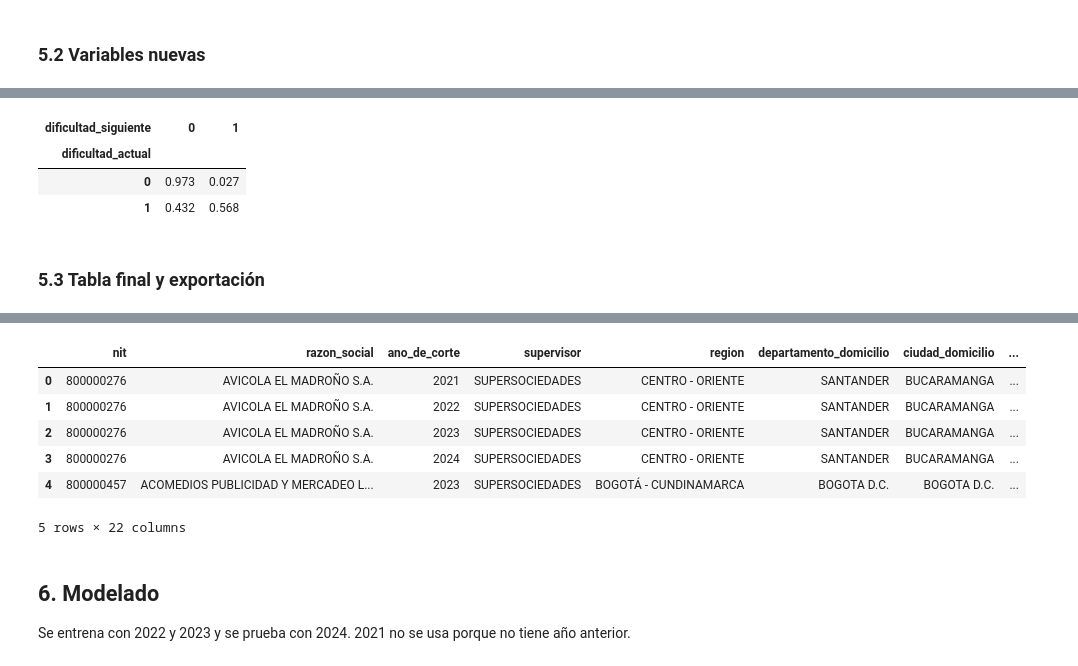
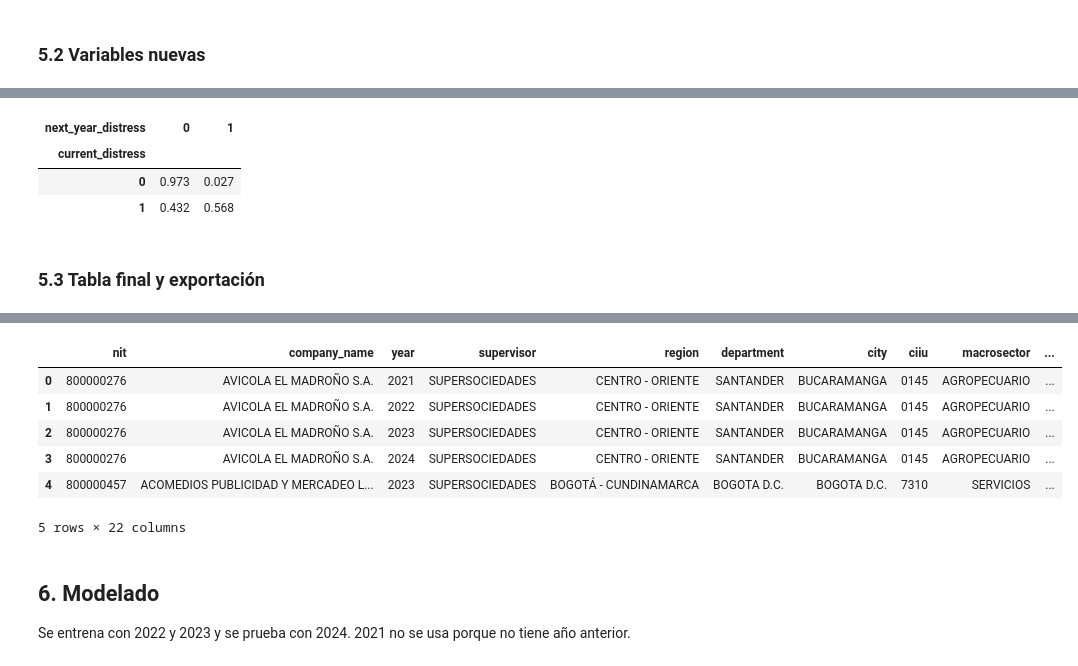
Before and after one commit to JeroHoyos/alerta_temprana_de_dificultades_financieras, a Jupyter notebook: notebook.ipynb, the cells around one changed output, grey strips where cells are left out. Cells and saved outputs as stored; diff of their text form; code cells hidden in the pictures.

```diff
--- a/notebook.ipynb
+++ b/notebook.ipynb
@@ -893,8 +913,8 @@ Ejemplo de empresas con nombres cambiantes:
 # %%
 # 1. Normalizar espacios en blanco internos y bordes
-df["razon_social"] = (
+df["company_name"] = (
     # Partir de la columna original
-    df["razon_social"]
+    df["company_name"]
     # Convertir a texto
     .astype(str)
     # Quitar espacios al inicio y al final
@@ -904,17 +924,17 @@ df["razon_social"] = (
 )
 
 # 2. Obtener el nombre del año más reciente por NIT
-nombre_mas_reciente = (
+latest_name = (
     # Ordenar por NIT y año (del más antiguo al más reciente)
-    df.sort_values(by=["nit", "ano_de_corte"], ascending=[True, True])
+    df.sort_values(by=["nit", "year"], ascending=[True, True])
     # Agrupar por NIT y tomar la razón social
-    .groupby("nit")["razon_social"]
+    .groupby("nit")["company_name"]
     # Quedarse con el último nombre (el del año más reciente)
     .last()
 )
 
 # 3. Sobreescribir
 # map: a cada fila le asigna el nombre más reciente de su NIT
-df["razon_social"] = df["nit"].map(nombre_mas_reciente)
+df["company_name"] = df["nit"].map(latest_name)
 # %%
 # Verificar que ya no existan NIT con más de un nombre asociado
@@ -945,12 +965,12 @@ En otros años esas empresas también tienen activos de casi 0: es el redondeo,
 Supersalud desaparece del ranking en 2025, así que sus empresas se excluyen.
 # %%
 # Registros vigilados por Supersalud
-supersalud = df["supervisor"] == "SUPERSALUD"
-registros_por_ano = df[supersalud].groupby("ano_de_corte").size()
-print("Registros de Supersalud por año:", registros_por_ano.to_dict())
+is_supersalud = df["supervisor"] == "SUPERSALUD"
+records_per_year = df[is_supersalud].groupby("year").size()
+print("Registros de Supersalud por año:", records_per_year.to_dict())
 
 # Quitarlos
-df = df[~supersalud].reset_index(drop=True)
+df = df[~is_supersalud].reset_index(drop=True)
 print("Registros restantes:", len(df))
 # %% [output]
 Registros de Supersalud por año: {2021: 921, 2022: 787, 2023: 710, 2024: 467}
@@ -1039,38 +1059,38 @@ df[cols_nuevas].describe().round(2)
 | max | 49.00 | 57.00 | 1.00 | 25.00 | 7.12 | 13.50 |
 # %%
 # ¿Las empresas con dificultades hoy las repiten el año siguiente? (proporción por fila)
-pd.crosstab(df["dificultad_actual"], df["dificultad_siguiente"], normalize="index").round(3)
+pd.crosstab(df["current_distress"], df["next_year_distress"], normalize="index").round(3)
 # %% [output]
-| dificultad_siguiente | 0 | 1 |
-| dificultad_actual |  |  |
+| next_year_distress | 0 | 1 |
+| current_distress |  |  |
 | 0 | 0.973 | 0.027 |
 | 1 | 0.432 | 0.568 |
 # %% [markdown]
 <a id="sec-5-3"></a>
 ### 5.3 Tabla final y exportación
 # %%
-columnas_finales = [
+final_cols = [
     "nit",
-    "razon_social",
-    "ano_de_corte",
-    *cols_categoricas,
+    "company_name",
+    "year",
+    *cat_cols,
     "ciiu_division",
-    *cols_financieras,
-    *cols_nuevas,
-    "dificultad_siguiente",
+    *financial_cols,
+    *new_cols,
+    "next_year_distress",
 ]
 
-df_limpio = (
+df_clean = (
     # Ordenar por NIT y año
-    df.sort_values(["nit", "ano_de_corte"])
+    df.sort_values(["nit", "year"])
     # Quedarse solo con las columnas finales
-    [columnas_finales]
+    [final_cols]
     # Reiniciar el índice desde 0
     .reset_index(drop=True)
 )
 
-df_limpio.info()
-df_limpio.head()
+df_clean.info()
+df_clean.head()
 # %% [output]
 <class 'pandas.DataFrame'>
 RangeIndex: 32043 entries, 0 to 32042
@@ -1090,11 +1110,11 @@ Data columns (total 22 columns):
 dtypes: float64(10), int64(3), object(2), str(7)
 memory usage: 8.4+ MB
-|  | nit | razon_social | ano_de_corte | supervisor | region | departamento_domicilio | ciudad_domicilio | ... |
-| 0 | 800000276 | AVICOLA EL MADROÑO S.A. | 2021 | SUPERSOCIEDADES | CENTRO - ORIENTE | SANTANDER | BUCARAMANGA | ... |
-| 1 | 800000276 | AVICOLA EL MADROÑO S.A. | 2022 | SUPERSOCIEDADES | CENTRO - ORIENTE | SANTANDER | BUCARAMANGA | ... |
-| 2 | 800000276 | AVICOLA EL MADROÑO S.A. | 2023 | SUPERSOCIEDADES | CENTRO - ORIENTE | SANTANDER | BUCARAMANGA | ... |
-| 3 | 800000276 | AVICOLA EL MADROÑO S.A. | 2024 | SUPERSOCIEDADES | CENTRO - ORIENTE | SANTANDER | BUCARAMANGA | ... |
-| 4 | 800000457 | ACOMEDIOS PUBLICIDAD Y MERCADEO L... | 2023 | SUPERSOCIEDADES | BOGOTÁ - CUNDINAMARCA | BOGOTA D.C. | BOGOTA D.C. | ... |
+|  | nit | company_name | year | supervisor | region | department | city | ciiu | macrosector | ... |
+| 0 | 800000276 | AVICOLA EL MADROÑO S.A. | 2021 | SUPERSOCIEDADES | CENTRO - ORIENTE | SANTANDER | BUCARAMANGA | 0145 | AGROPECUARIO | ... |
+| 1 | 800000276 | AVICOLA EL MADROÑO S.A. | 2022 | SUPERSOCIEDADES | CENTRO - ORIENTE | SANTANDER | BUCARAMANGA | 0145 | AGROPECUARIO | ... |
+| 2 | 800000276 | AVICOLA EL MADROÑO S.A. | 2023 | SUPERSOCIEDADES | CENTRO - ORIENTE | SANTANDER | BUCARAMANGA | 0145 | AGROPECUARIO | ... |
+| 3 | 800000276 | AVICOLA EL MADROÑO S.A. | 2024 | SUPERSOCIEDADES | CENTRO - ORIENTE | SANTANDER | BUCARAMANGA | 0145 | AGROPECUARIO | ... |
+| 4 | 800000457 | ACOMEDIOS PUBLICIDAD Y MERCADEO L... | 2023 | SUPERSOCIEDADES | BOGOTÁ - CUNDINAMARCA | BOGOTA D.C. | BOGOTA D.C. | 7310 | SERVICIOS | ... |
 5 rows × 22 columns
 # %%
 # Exportar resultados
```
Also changed, not shown: parts of 63 cells of this notebook.
